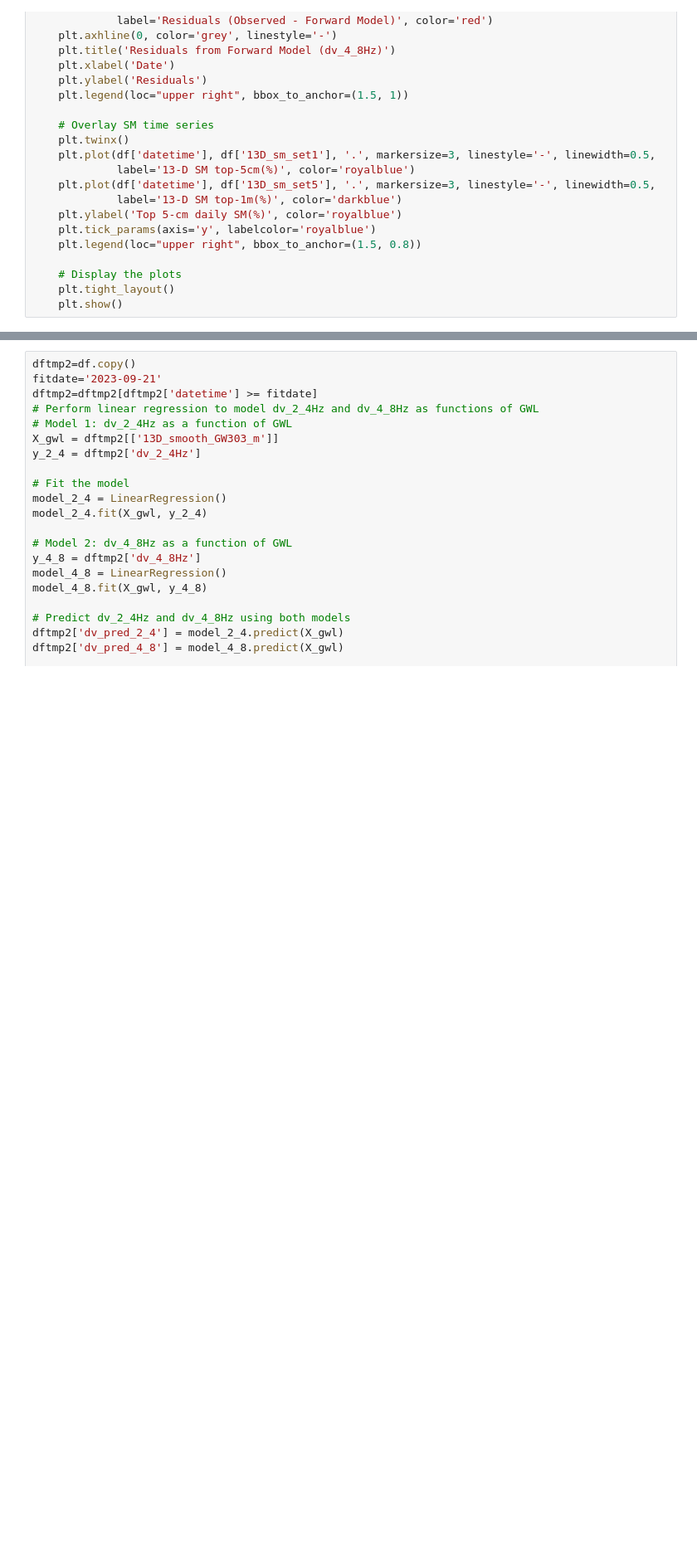
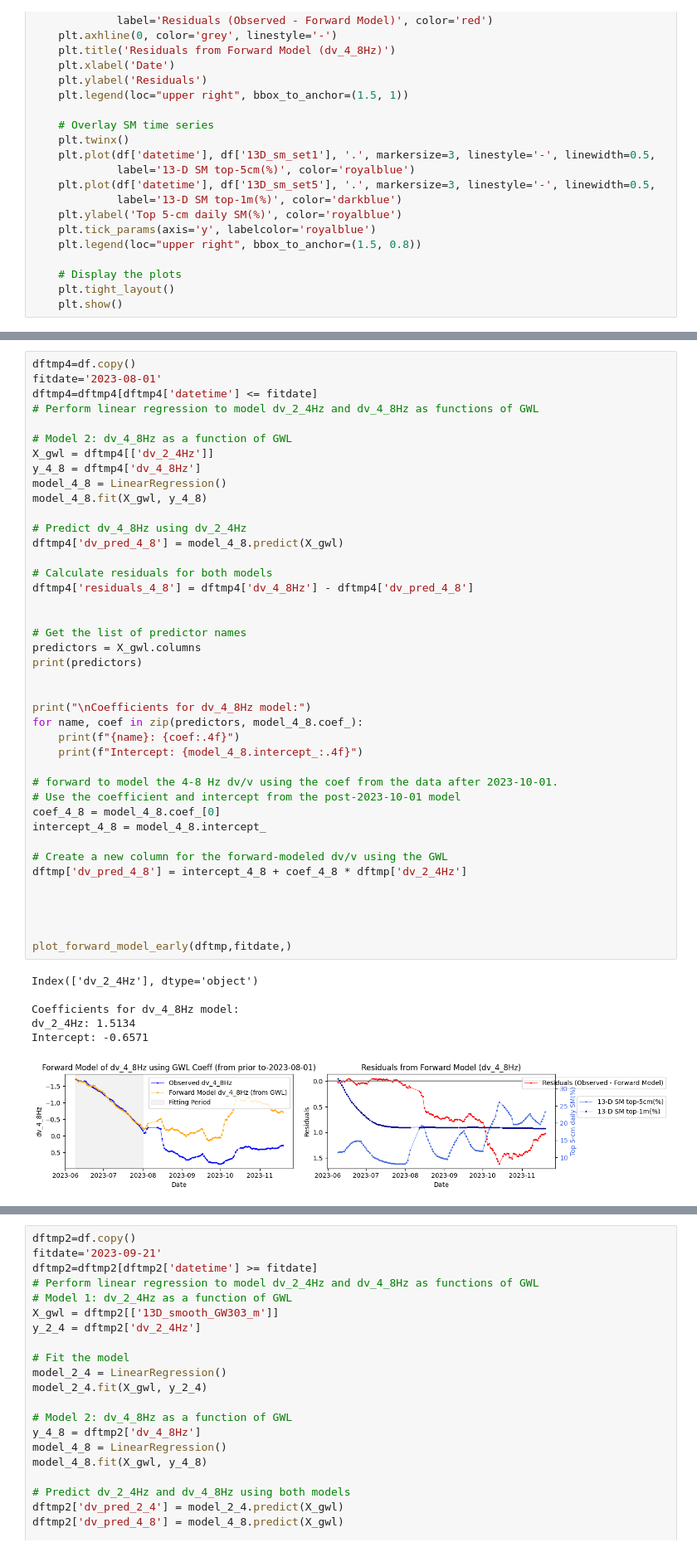
Before and after one commit to kuanfufeng/RedButte, a Jupyter notebook: final_revised_ananlyses.ipynb, the cells around one changed output, grey strips where cells are left out. Shown at 83% size. Saved outputs shown, nothing was run; the diff lists cells and outputs as text; blank space fills up the shorter version.

```diff
--- a/final_revised_ananlyses.ipynb
+++ b/final_revised_ananlyses.ipynb
@@ -523,0 +620,48 @@ def plot_forward_model(df,fitdate, **kwargs):
+# %%
+dftmp4=df.copy()
+fitdate='2023-08-01'
+dftmp4=dftmp4[dftmp4['datetime'] <= fitdate]
+# Perform linear regression to model dv_2_4Hz and dv_4_8Hz as functions of GWL
+
+# Model 2: dv_4_8Hz as a function of GWL
+X_gwl = dftmp4[['dv_2_4Hz']]
+y_4_8 = dftmp4['dv_4_8Hz']
+model_4_8 = LinearRegression()
+model_4_8.fit(X_gwl, y_4_8)
+
+# Predict dv_4_8Hz using dv_2_4Hz
+dftmp4['dv_pred_4_8'] = model_4_8.predict(X_gwl)
+
+# Calculate residuals for both models
+dftmp4['residuals_4_8'] = dftmp4['dv_4_8Hz'] - dftmp4['dv_pred_4_8']
+
+
+# Get the list of predictor names
+predictors = X_gwl.columns
+print(predictors)
+
+
+print("\nCoefficients for dv_4_8Hz model:")
+for name, coef in zip(predictors, model_4_8.coef_):
+    print(f"{name}: {coef:.4f}")
+    print(f"Intercept: {model_4_8.intercept_:.4f}")
+
+# forward to model the 4-8 Hz dv/v using the coef from the data after 2023-10-01.
+# Use the coefficient and intercept from the post-2023-10-01 model
+coef_4_8 = model_4_8.coef_[0]
+intercept_4_8 = model_4_8.intercept_
+
+# Create a new column for the forward-modeled dv/v using the GWL
+dftmp['dv_pred_4_8'] = intercept_4_8 + coef_4_8 * dftmp['dv_2_4Hz']
+
+
+
+
+plot_forward_model_early(dftmp,fitdate,)
+# %% [output]
+Index(['dv_2_4Hz'], dtype='object')
+
+Coefficients for dv_4_8Hz model:
+dv_2_4Hz: 1.5134
+Intercept: -0.6571
+[figure, added]
```
Also changed, not shown: parts of 5 cells of this notebook.
